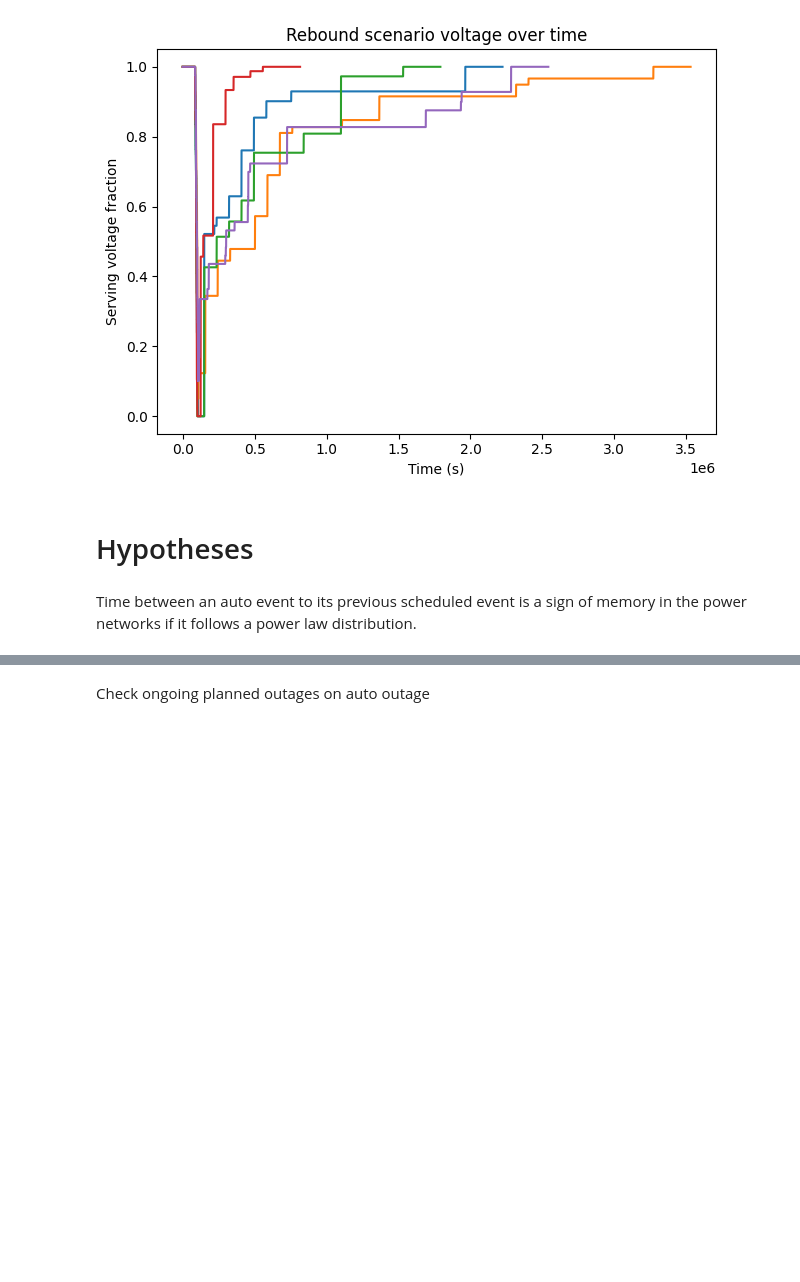
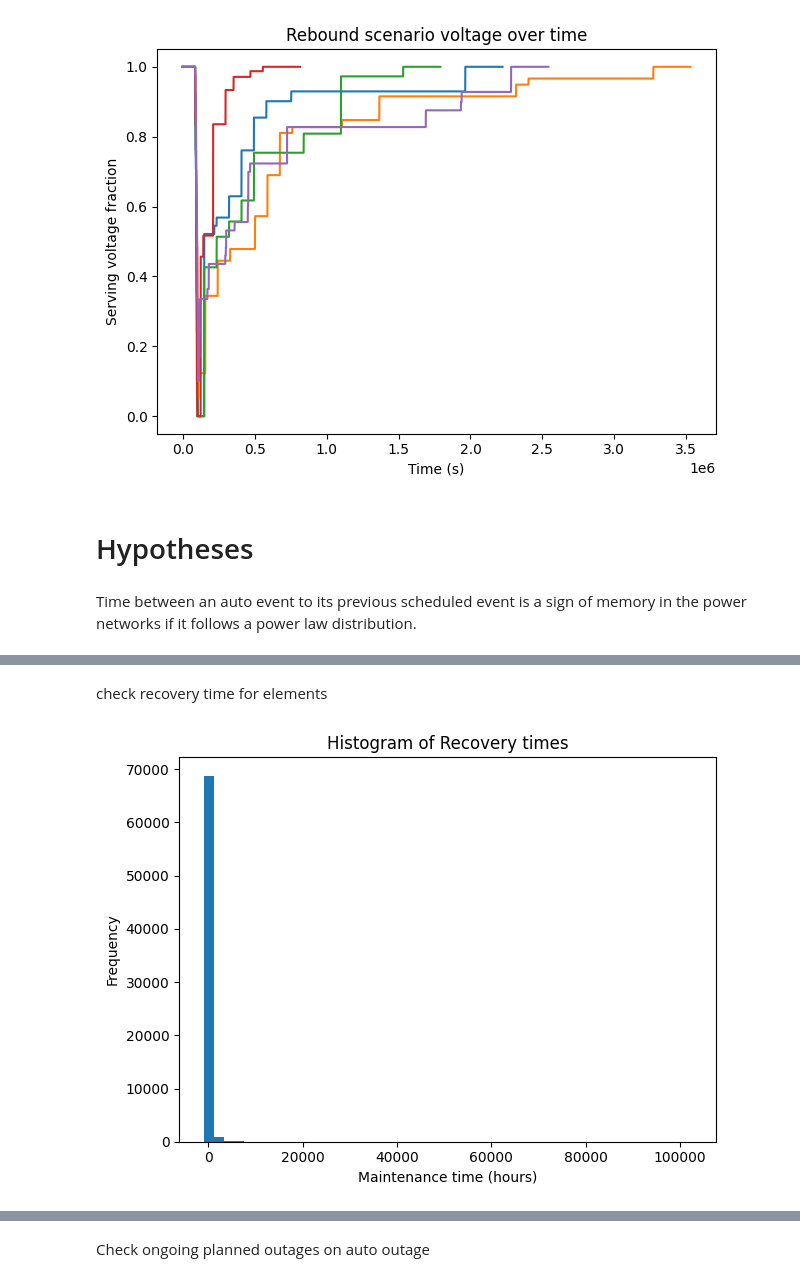
Before and after one commit to mohamad-hasan-sohan-ajini/predictive-maintenance, a Jupyter notebook: src/our_data_eda.ipynb, the cells around one changed output, grey strips where cells are left out. Drawn from its saved outputs; the diff is of its cells as text; code cells hidden in the pictures; blank space fills up the shorter version.

```diff
--- a/src/our_data_eda.ipynb
+++ b/src/our_data_eda.ipynb
@@ -426,0 +425,16 @@ plt.savefig(output_path / "time_list_histogram.pdf", dpi=300)
+# %% [markdown]
+check recovery time for elements
+# %%
+recovery_time = [
+    (row["MaxTimeStamp"] - row["OutDatetime"]).total_seconds() for row in actual_data
+]
+
+fig, ax = plt.subplots()
+ax.hist([t / 3600 for t in recovery_time], bins=48)
+ax.set_xlabel("Maintenance time (hours)")
+ax.set_ylabel("Frequency")
+ax.set_title("Histogram of Recovery times")
+plt.tight_layout()
+plt.savefig(output_path / "maintenance_time_histogram.pdf", dpi=300)
+# %% [output]
+[figure, new version]
```
Also changed, not shown: parts of 12 cells of this notebook.
